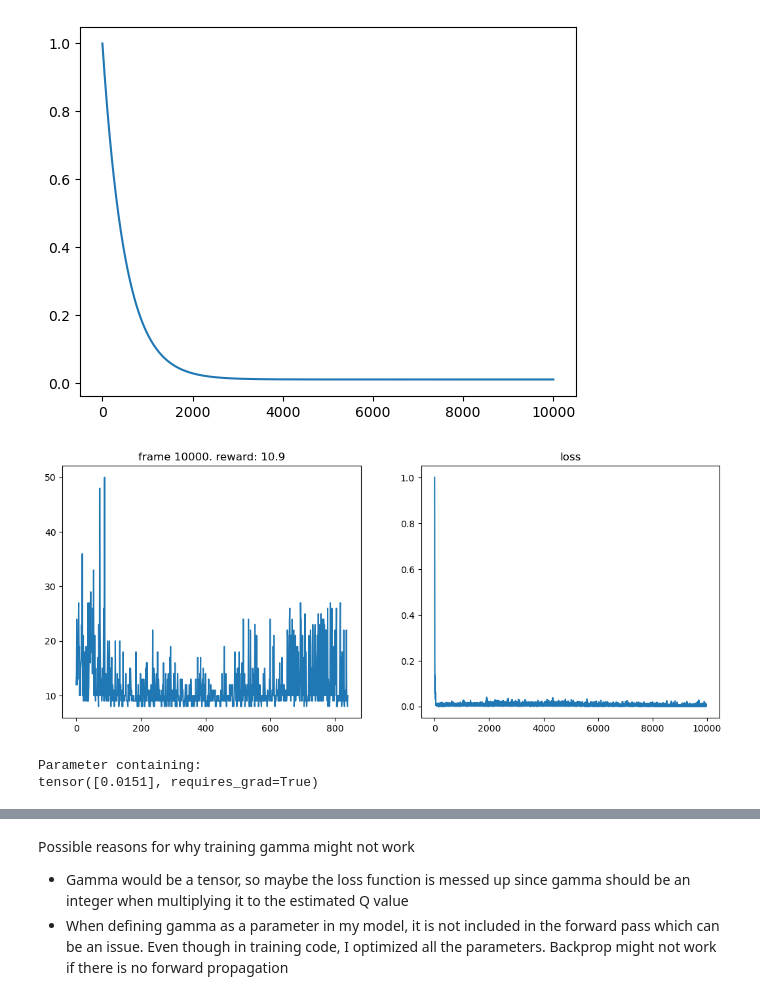
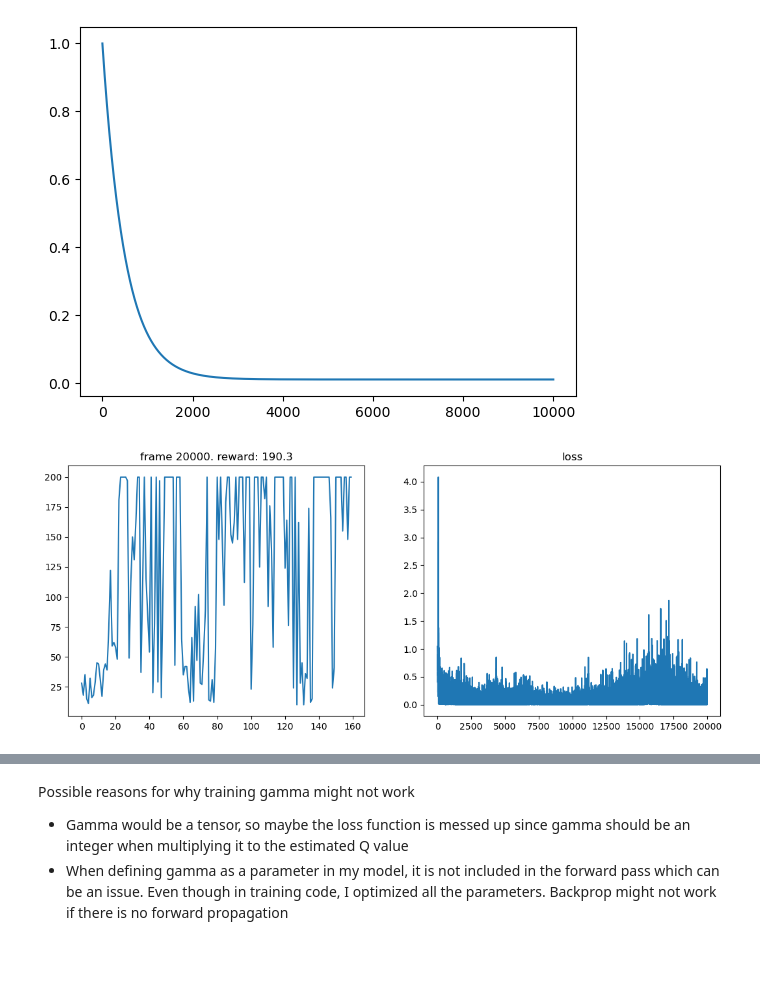
Before and after one commit to aravindkoti/higgsfieldRL_clone, a Jupyter notebook: gamma_train_DQN.ipynb, the cells around one changed output, grey strips where cells are left out. Saved outputs shown, nothing was run; the diff lists cells and outputs as text; code cells hidden in the pictures; blank space fills up the shorter version.

```diff
--- a/gamma_train_DQN.ipynb
+++ b/gamma_train_DQN.ipynb
@@ -30,6 +30,4 @@ epsilon_greedy().plot()
 # %%
 env_id = "CartPole-v0"
 env = gym.make(env_id)
-# %%
-gamma_train_instantiate = gamma_train(environment=env, Variable=Variable, USE_CUDA=USE_CUDA, device=device)
 # %%
@@ -39,9 +37,0 @@ writer = SummaryWriter(log_dir=dir + '/gamma_train')
-# %%
-gamma_train_instantiate.training_loop(num_frames = 10000, batch_size=32, tensorboard=True, writer=writer)
-# %% [output]
-[figure, removed]
-# %%
-print(gamma_train_instantiate.gamma)
-# %% [output]
-Parameter containing:
-tensor([0.0151], requires_grad=True)
@@ -47,0 +40,11 @@ tensor([0.0151], requires_grad=True)
+# %%
+seed = 10
+
+seed_everything(seed)
+for i in range(5):
+    seed_everything(seed)
+    gamma_train_instantiate = gamma_train(environment=env, Variable=Variable, USE_CUDA=USE_CUDA, device=device,
+                                            seed_number = seed)
+    gamma_train_instantiate.training_loop(num_frames=20000, batch_size=32, run_number=i, wandb_plot=True)
+# %% [output]
+[figure, added]
```
Also changed, not shown: parts of 5 cells of this notebook.
